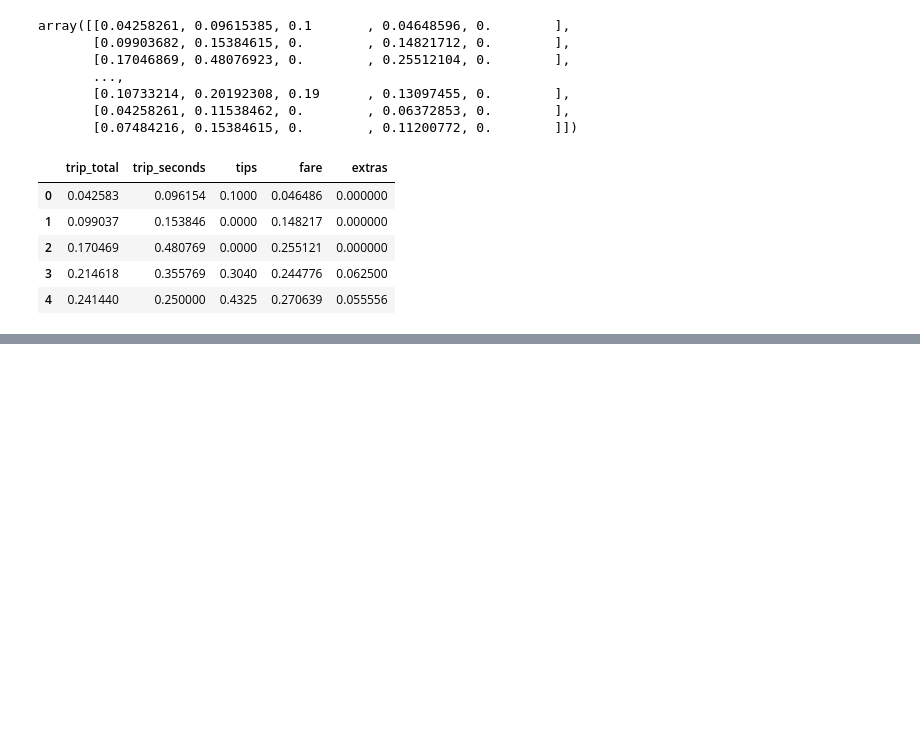
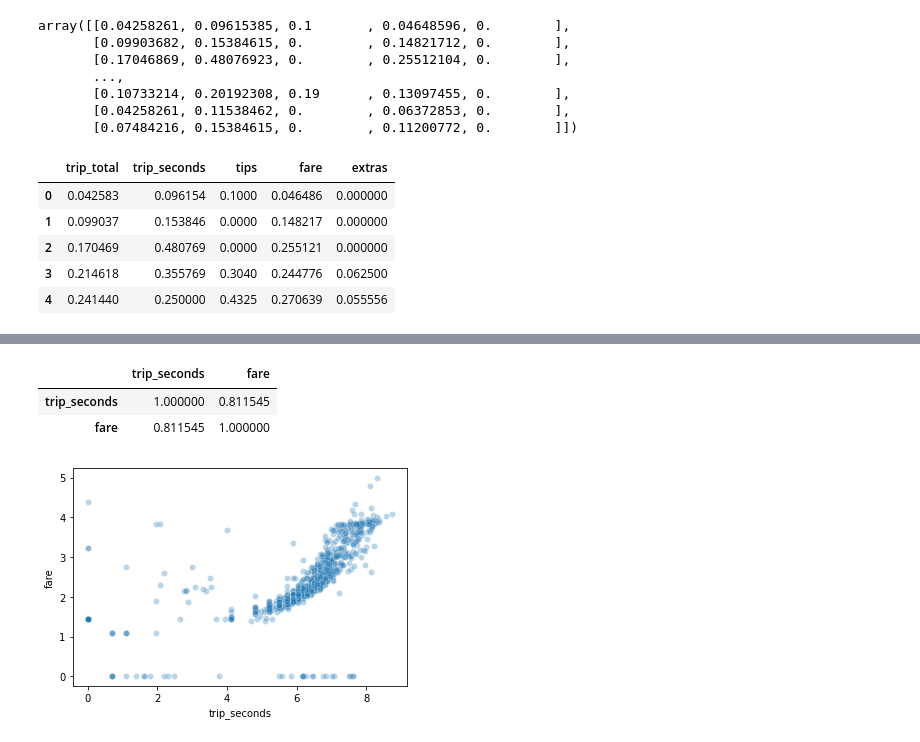
Before and after one commit to leosanron/Machine_Learning, a Jupyter notebook: notebook/0.9 Exploring_data.ipynb, the cells around one changed output, grey strips where cells are left out. Saved outputs shown, nothing was run; the diff lists cells and outputs as text; code cells hidden in the pictures; blank space fills up the shorter version.

```diff
--- a/notebook/0.9 Exploring_data.ipynb
+++ b/notebook/0.9 Exploring_data.ipynb
@@ -224,0 +304,11 @@ num_df_minmax_scaled.head()
+# %%
+def grafica(z):
+    X = 'trip_seconds'
+    Y =  variables2[z]
+    log_x = np.log(num_df[X]+1)
+    log_y = np.log(num_df[Y]+1)
+    sns.scatterplot( x=log_x, y=log_y, alpha=0.3)
+    corr = num_df [[X,Y]].corr() #solo analisamos la correlacion lineal
+    display(corr)
+z=0
+grafica(z)
@@ -224,0 +320,8 @@ num_df_minmax_scaled.head()
+# %%
+z=1
+grafica(z)
+# %% [output]
+|  | trip_seconds | fare |
+| trip_seconds | 1.000000 | 0.811545 |
+| fare | 0.811545 | 1.000000 |
+[figure, added]
```
Also changed, not shown: parts of 28 cells of this notebook.
